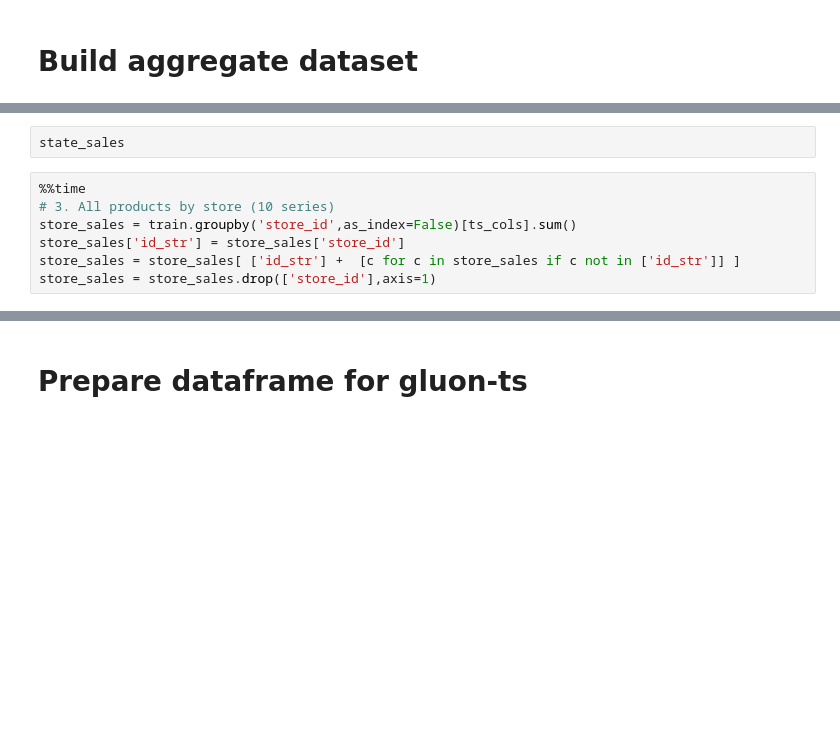
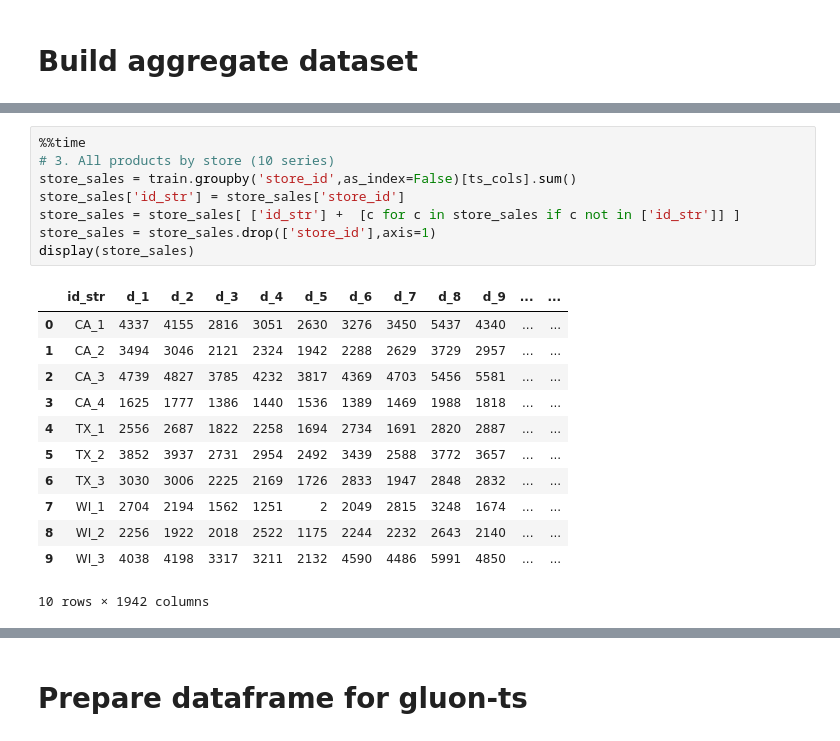
Before and after one commit to wkCircle/m5-accuracy-competition, a Jupyter notebook: m5_nbeats_toplvl.ipynb, the cells around one changed output, grey strips where cells are left out. Cells and saved outputs as stored; diff of their text form; blank space fills up the shorter version.

```diff
--- a/m5_nbeats_toplvl.ipynb
+++ b/m5_nbeats_toplvl.ipynb
@@ -141,9 +186,21 @@ state_sales = state_sales.drop(['state_id'],axis=1)
-# %%
-state_sales
 # %%
 %%time
 # 3. All products by store (10 series)
 store_sales = train.groupby('store_id',as_index=False)[ts_cols].sum()
 store_sales['id_str'] = store_sales['store_id']
 store_sales = store_sales[ ['id_str'] +  [c for c in store_sales if c not in ['id_str']] ]
 store_sales = store_sales.drop(['store_id'],axis=1)
+display(store_sales)
+# %% [output]
+|  | id_str | d_1 | d_2 | d_3 | d_4 | d_5 | d_6 | d_7 | d_8 | d_9 | ... | ... |
+| 0 | CA_1 | 4337 | 4155 | 2816 | 3051 | 2630 | 3276 | 3450 | 5437 | 4340 | ... | ... |
+| 1 | CA_2 | 3494 | 3046 | 2121 | 2324 | 1942 | 2288 | 2629 | 3729 | 2957 | ... | ... |
+| 2 | CA_3 | 4739 | 4827 | 3785 | 4232 | 3817 | 4369 | 4703 | 5456 | 5581 | ... | ... |
+| 3 | CA_4 | 1625 | 1777 | 1386 | 1440 | 1536 | 1389 | 1469 | 1988 | 1818 | ... | ... |
+| 4 | TX_1 | 2556 | 2687 | 1822 | 2258 | 1694 | 2734 | 1691 | 2820 | 2887 | ... | ... |
+| 5 | TX_2 | 3852 | 3937 | 2731 | 2954 | 2492 | 3439 | 2588 | 3772 | 3657 | ... | ... |
+| 6 | TX_3 | 3030 | 3006 | 2225 | 2169 | 1726 | 2833 | 1947 | 2848 | 2832 | ... | ... |
+| 7 | WI_1 | 2704 | 2194 | 1562 | 1251 | 2 | 2049 | 2815 | 3248 | 1674 | ... | ... |
+| 8 | WI_2 | 2256 | 1922 | 2018 | 2522 | 1175 | 2244 | 2232 | 2643 | 2140 | ... | ... |
+| 9 | WI_3 | 4038 | 4198 | 3317 | 3211 | 2132 | 4590 | 4486 | 5991 | 4850 | ... | ... |
+10 rows × 1942 columns
```
Also changed, not shown: parts of 26 cells of this notebook.
